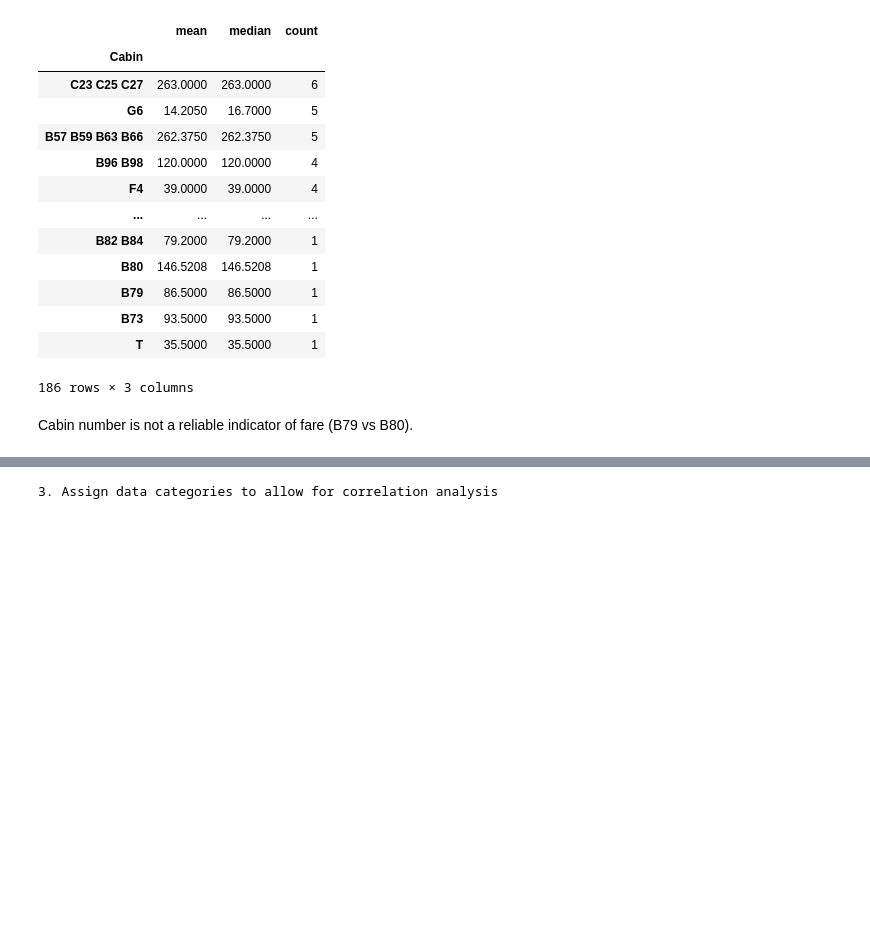
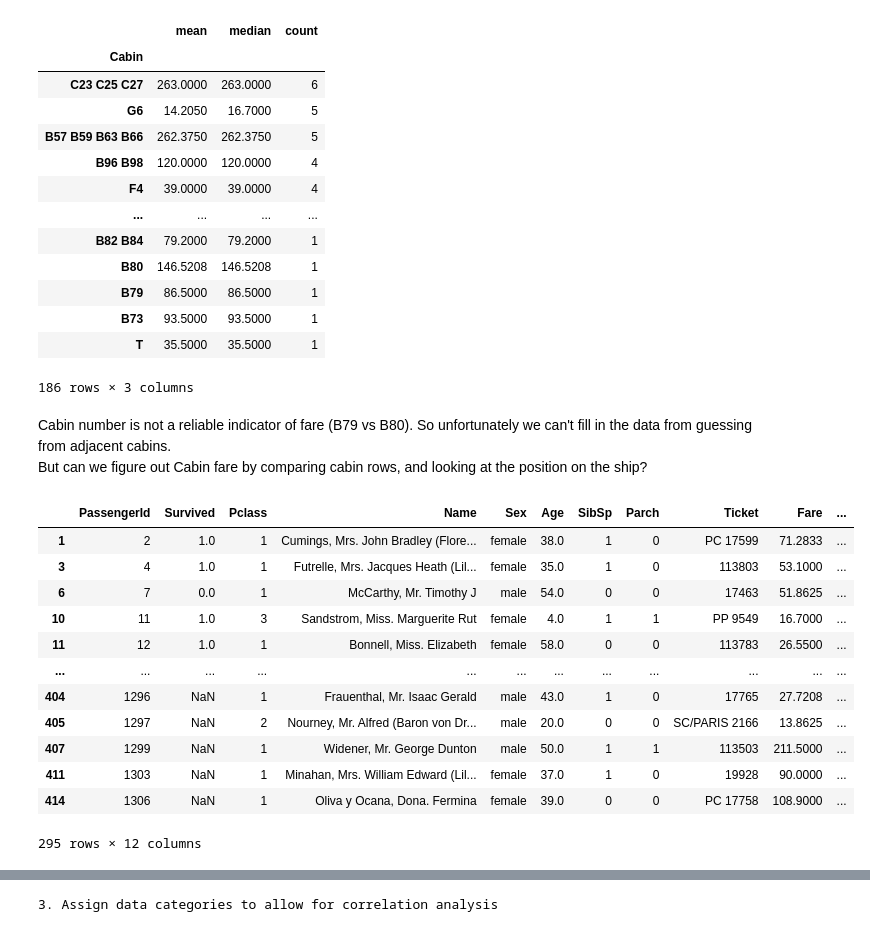
Before and after one commit to LAOLeary/kaggle-titanic, a Jupyter notebook: titanic-ML-example.ipynb, the cells around one changed output, grey strips where cells are left out. Saved outputs shown, nothing was run; the diff lists cells and outputs as text; code cells hidden in the pictures; blank space fills up the shorter version.

```diff
--- a/titanic-ML-example.ipynb
+++ b/titanic-ML-example.ipynb
@@ -494,5 +510,24 @@ complete_df.groupby(['Cabin'])["Fare"].agg(['mean', 'median', 'count']).sort_val
 | B73 | 93.5000 | 93.5000 | 1 |
 | T | 35.5000 | 35.5000 | 1 |
 186 rows × 3 columns
-# %% [markdown]
-Cabin number is not a reliable indicator of fare (B79 vs B80).
+# %% [markdown]
+Cabin number is not a reliable indicator of fare (B79 vs B80). So unfortunately we can't fill in the data from guessing from adjacent cabins. <br>
+But can we figure out Cabin fare by comparing cabin rows, and looking at the position on the ship?
+# %%
+knowncabs = complete_df.copy()
+knowncabs.dropna(subset=["Cabin"],how="any",inplace=True)
+knowncabs
+# %% [output]
+|  | PassengerId | Survived | Pclass | Name | Sex | Age | SibSp | Parch | Ticket | Fare | ... |
+| 1 | 2 | 1.0 | 1 | Cumings, Mrs. John Bradley (Flore... | female | 38.0 | 1 | 0 | PC 17599 | 71.2833 | ... |
+| 3 | 4 | 1.0 | 1 | Futrelle, Mrs. Jacques Heath (Lil... | female | 35.0 | 1 | 0 | 113803 | 53.1000 | ... |
+| 6 | 7 | 0.0 | 1 | McCarthy, Mr. Timothy J | male | 54.0 | 0 | 0 | 17463 | 51.8625 | ... |
+| 10 | 11 | 1.0 | 3 | Sandstrom, Miss. Marguerite Rut | female | 4.0 | 1 | 1 | PP 9549 | 16.7000 | ... |
+| 11 | 12 | 1.0 | 1 | Bonnell, Miss. Elizabeth | female | 58.0 | 0 | 0 | 113783 | 26.5500 | ... |
+| ... | ... | ... | ... | ... | ... | ... | ... | ... | ... | ... | ... |
+| 404 | 1296 | NaN | 1 | Frauenthal, Mr. Isaac Gerald | male | 43.0 | 1 | 0 | 17765 | 27.7208 | ... |
+| 405 | 1297 | NaN | 2 | Nourney, Mr. Alfred (Baron von Dr... | male | 20.0 | 0 | 0 | SC/PARIS 2166 | 13.8625 | ... |
+| 407 | 1299 | NaN | 1 | Widener, Mr. George Dunton | male | 50.0 | 1 | 1 | 113503 | 211.5000 | ... |
+| 411 | 1303 | NaN | 1 | Minahan, Mrs. William Edward (Lil... | female | 37.0 | 1 | 0 | 19928 | 90.0000 | ... |
+| 414 | 1306 | NaN | 1 | Oliva y Ocana, Dona. Fermina | female | 39.0 | 0 | 0 | PC 17758 | 108.9000 | ... |
+295 rows × 12 columns
```
Also changed, not shown: parts of 31 cells of this notebook.
